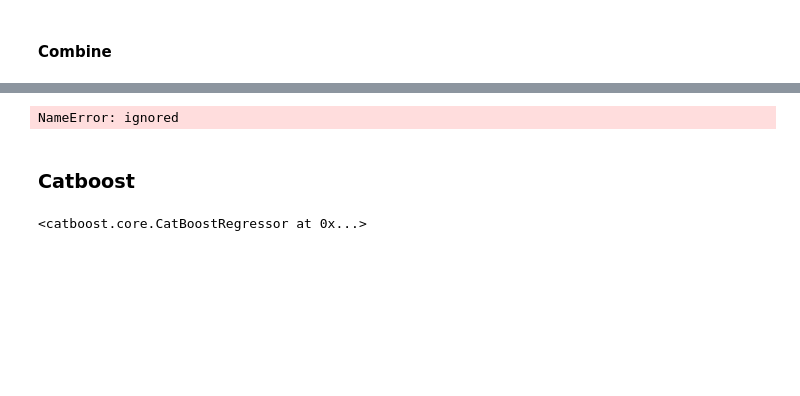
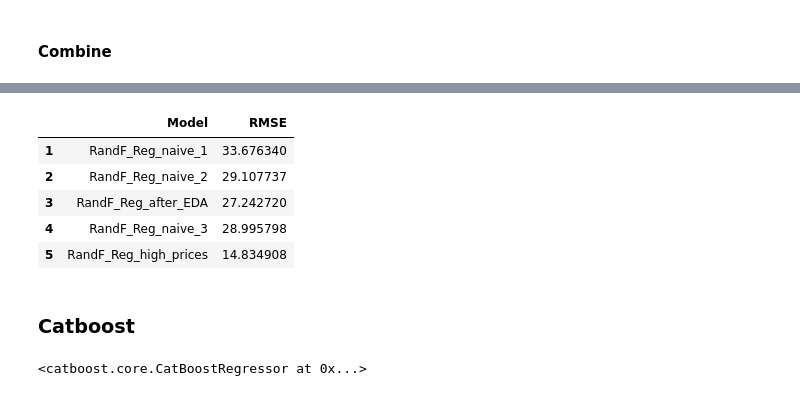
Before and after one commit to serfrol/SkillFactory, a Jupyter notebook: module_9/Amazon_Toy_Price_Prediction_ML_&_DL.ipynb, the cells around one changed output, grey strips where cells are left out. Drawn from its saved outputs; the diff is of its cells as text; code cells hidden in the pictures; blank space fills up the shorter version.

Commit message:
Included combined NN, tried different ML models, good RMSE improvement

```diff
--- a/module_9/Amazon_Toy_Price_Prediction_ML_&_DL.ipynb
+++ b/module_9/Amazon_Toy_Price_Prediction_ML_&_DL.ipynb
@@ -533,4 +561,4 @@ df_hprices = pd.get_dummies(df_hprices, columns=cat_cols, dummy_na=False)
 # %%
 y = df_hprices['price']
 X = df_hprices.drop(['price'], axis=1)
-X_train, X_test, y_train, y_test = train_test_split(X, y, test_size=0.2, random_state=SEED)
+X_train_h, X_test_h, y_train_h, y_test_h = train_test_split(X, y, test_size=0.2, random_state=SEED)
@@ -537,3 +580,3 @@ X_train, X_test, y_train, y_test = train_test_split(X, y, test_size=0.2, random_
 # %%
-randf_hprices = RandomForestRegressor(random_state=SEED).fit(X_train, y_train)
+randf_hprices = RandomForestRegressor(random_state=SEED).fit(X_train_h, y_train_h)
 # %%
@@ -554,7 +597,7 @@ df_lprices = pd.get_dummies(df_lprices, columns=cat_cols, dummy_na=False)
 # %%
 y = df_lprices['price']
 X = df_lprices.drop(['price'], axis=1)
-X_train, X_test, y_train, y_test = train_test_split(X, y, test_size=0.2, random_state=SEED)
+X_train_l, X_test_l, y_train_l, y_test_l = train_test_split(X, y, test_size=0.2, random_state=SEED)
 # %%
-randf_lprices = RandomForestRegressor(random_state=SEED).fit(X_train, y_train)
+randf_lprices = RandomForestRegressor(random_state=SEED).fit(X_train_l, y_train_l)
 # %%
@@ -695,7 +738,12 @@ RMSE combined: 14.71
 # %%
-result_df = fill_result(result_df, 'RandF_Reg_high_prices', (rmse(predict_df['pred'], predict_df['true'])))
+result_df = fill_result(result_df, 'rf_hl_prices', (rmse(predict_df['pred'], predict_df['true'])))
 result_df
 # %% [output]
-NameError: ignored
+|  | Model | RMSE |
+| 1 | RandF_Reg_naive_1 | 33.676340 |
+| 2 | RandF_Reg_naive_2 | 29.107737 |
+| 3 | RandF_Reg_after_EDA | 27.242720 |
+| 4 | RandF_Reg_naive_3 | 28.995798 |
+| 5 | RandF_Reg_high_prices | 14.834908 |
 # %% [markdown]
 ### Catboost
```
Also changed, not shown: parts of 295 cells of this notebook.
